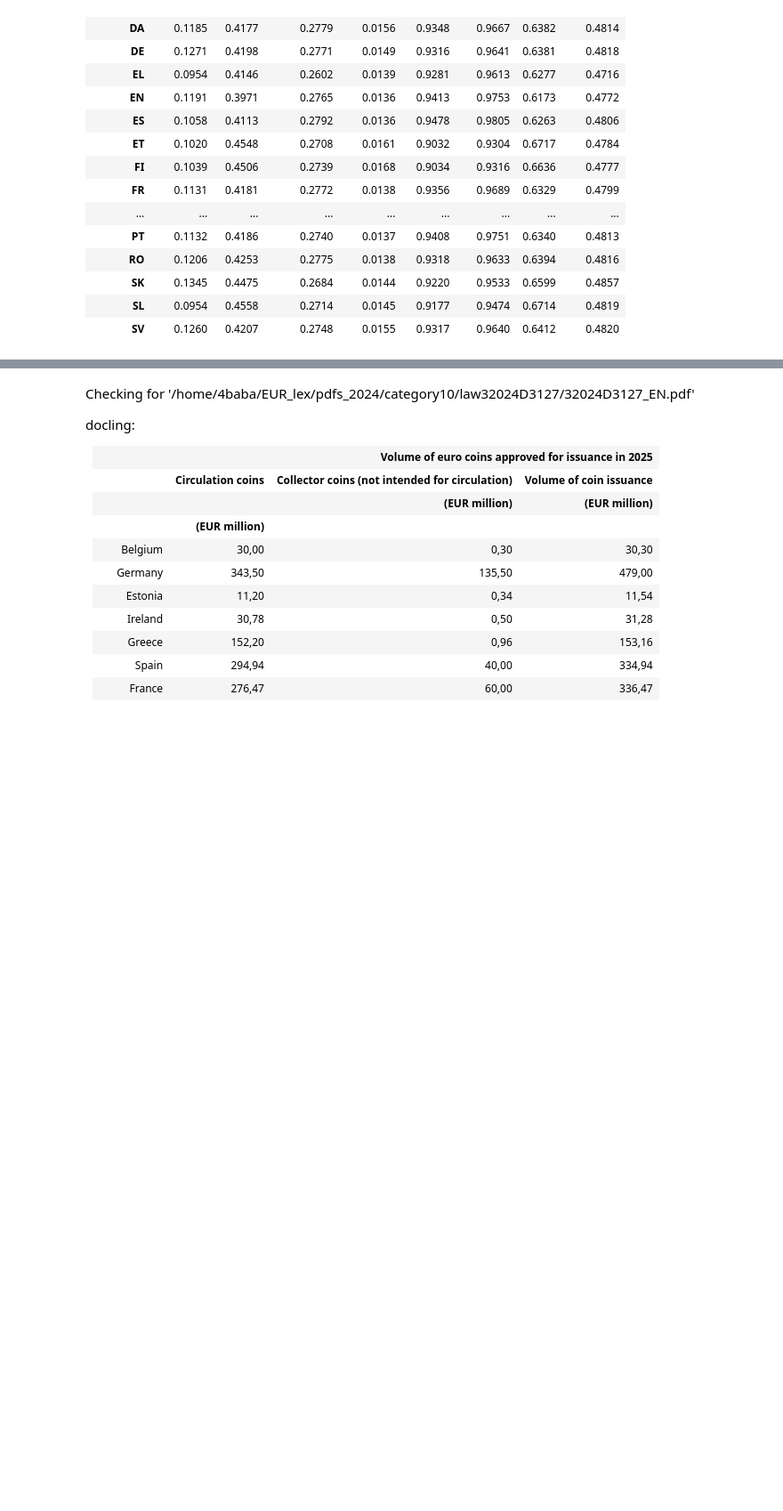
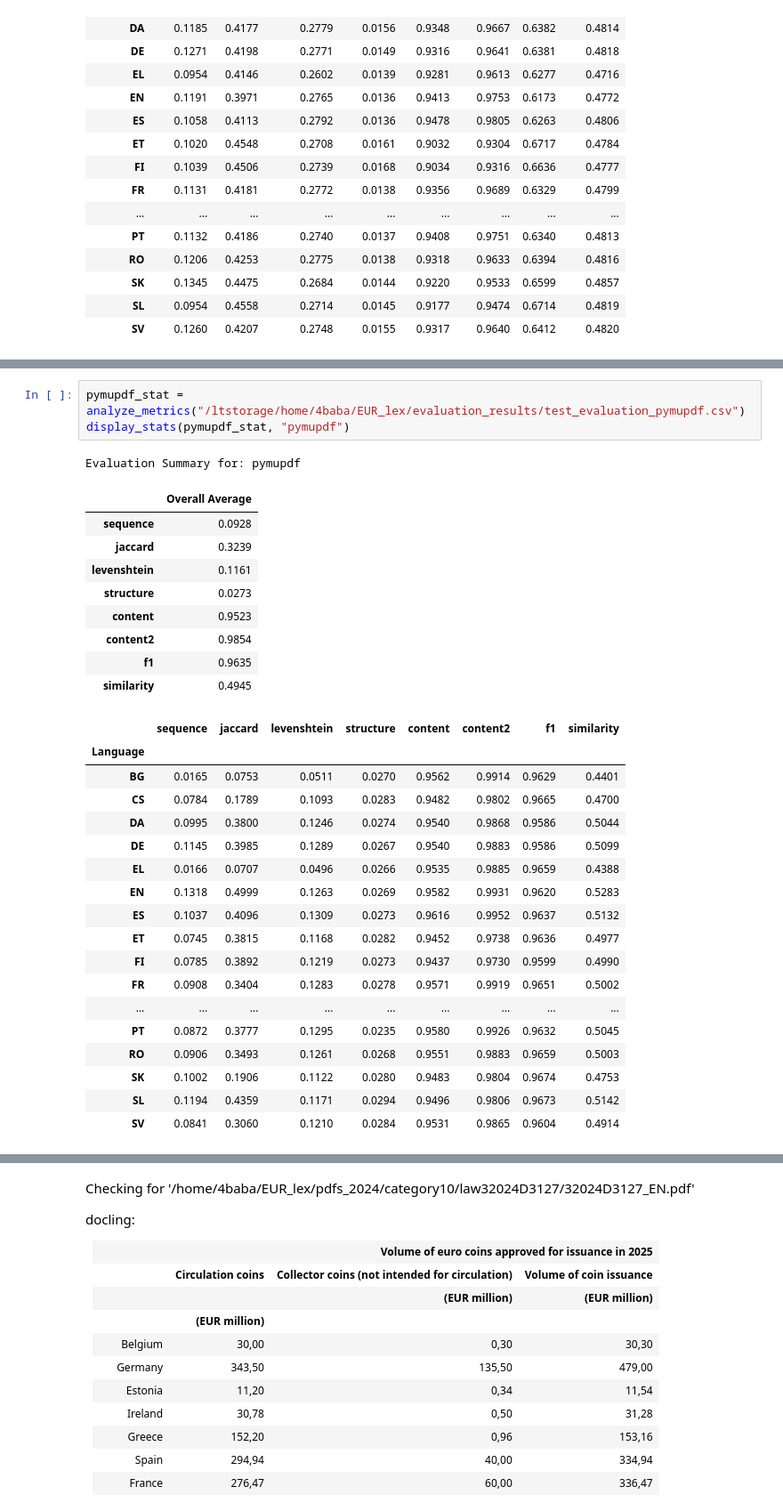
Before and after one commit to nargesbh/eur_lex, a Jupyter notebook: analysis.ipynb, the cells around one changed output, grey strips where cells are left out. Shown at 89% size. Saved outputs shown, nothing was run; the diff lists cells and outputs as text; blank space fills up the shorter version.

```diff
--- a/analysis.ipynb
+++ b/analysis.ipynb
@@ -173,3 +205,35 @@ Evaluation Summary for: pymupdf_hybrid
+# %%
+pymupdf_stat = analyze_metrics("/ltstorage/home/4baba/EUR_lex/evaluation_results/test_evaluation_pymupdf.csv")
+display_stats(pymupdf_stat, "pymupdf")
+# %% [output]
+Evaluation Summary for: pymupdf
+|  | Overall Average |
+| sequence | 0.0928 |
+| jaccard | 0.3239 |
+| levenshtein | 0.1161 |
+| structure | 0.0273 |
+| content | 0.9523 |
+| content2 | 0.9854 |
+| f1 | 0.9635 |
+| similarity | 0.4945 |
+|  | sequence | jaccard | levenshtein | structure | content | content2 | f1 | similarity |
+| Language |  |  |  |  |  |  |  |  |
+| BG | 0.0165 | 0.0753 | 0.0511 | 0.0270 | 0.9562 | 0.9914 | 0.9629 | 0.4401 |
+| CS | 0.0784 | 0.1789 | 0.1093 | 0.0283 | 0.9482 | 0.9802 | 0.9665 | 0.4700 |
+| DA | 0.0995 | 0.3800 | 0.1246 | 0.0274 | 0.9540 | 0.9868 | 0.9586 | 0.5044 |
+| DE | 0.1145 | 0.3985 | 0.1289 | 0.0267 | 0.9540 | 0.9883 | 0.9586 | 0.5099 |
+| EL | 0.0166 | 0.0707 | 0.0496 | 0.0266 | 0.9535 | 0.9885 | 0.9659 | 0.4388 |
+| EN | 0.1318 | 0.4999 | 0.1263 | 0.0269 | 0.9582 | 0.9931 | 0.9620 | 0.5283 |
+| ES | 0.1037 | 0.4096 | 0.1309 | 0.0273 | 0.9616 | 0.9952 | 0.9637 | 0.5132 |
+| ET | 0.0745 | 0.3815 | 0.1168 | 0.0282 | 0.9452 | 0.9738 | 0.9636 | 0.4977 |
+| FI | 0.0785 | 0.3892 | 0.1219 | 0.0273 | 0.9437 | 0.9730 | 0.9599 | 0.4990 |
+| FR | 0.0908 | 0.3404 | 0.1283 | 0.0278 | 0.9571 | 0.9919 | 0.9651 | 0.5002 |
+| ... | ... | ... | ... | ... | ... | ... | ... | ... |
+| PT | 0.0872 | 0.3777 | 0.1295 | 0.0235 | 0.9580 | 0.9926 | 0.9632 | 0.5045 |
+| RO | 0.0906 | 0.3493 | 0.1261 | 0.0268 | 0.9551 | 0.9883 | 0.9659 | 0.5003 |
+| SK | 0.1002 | 0.1906 | 0.1122 | 0.0280 | 0.9483 | 0.9804 | 0.9674 | 0.4753 |
+| SL | 0.1194 | 0.4359 | 0.1171 | 0.0294 | 0.9496 | 0.9806 | 0.9673 | 0.5142 |
+| SV | 0.0841 | 0.3060 | 0.1210 | 0.0284 | 0.9531 | 0.9865 | 0.9604 | 0.4914 |
 # %% [markdown]
 ### Combined Evaluation Summary
 
```
Also changed, not shown: parts of 3 cells of this notebook.
